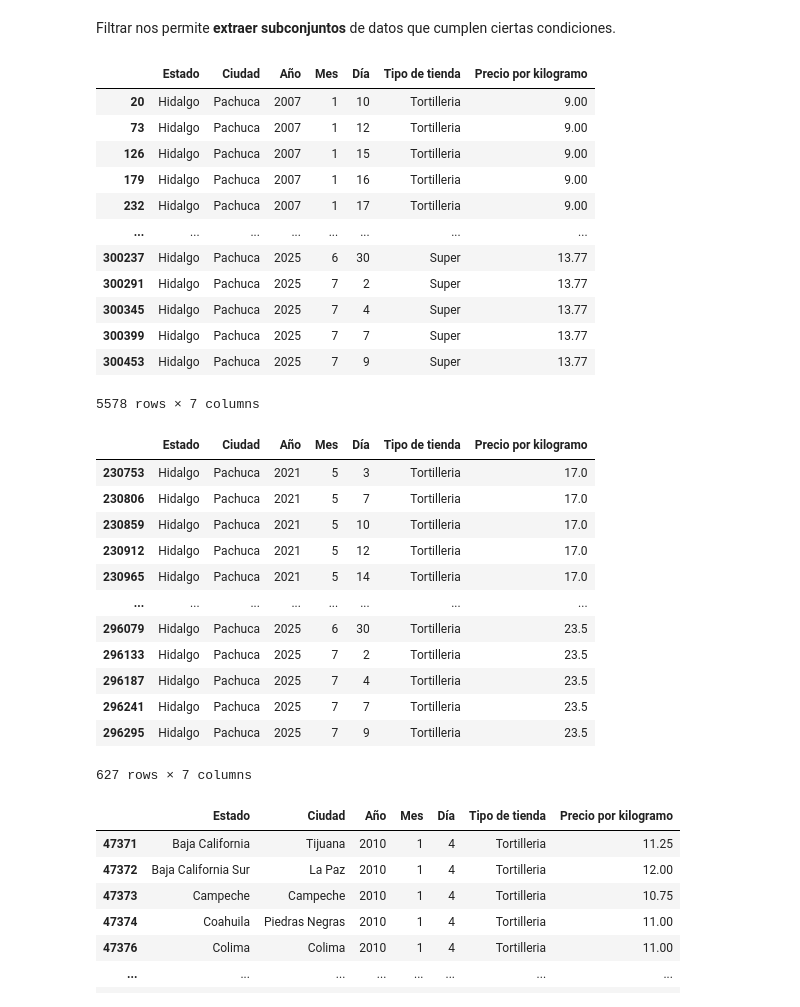
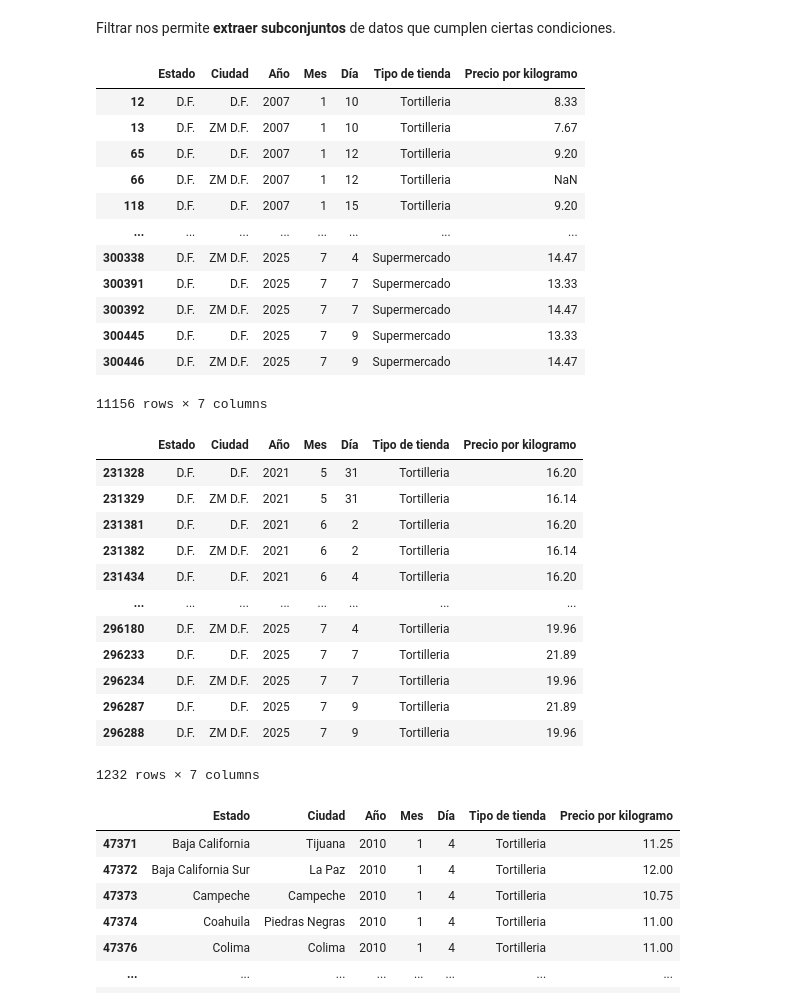
Before and after one commit to jarsmp37/progavan, a Jupyter notebook: Ejercicios OOP/ejerciciodata/comandos_basicos_ciencia_datos.ipynb, the cells around one changed output. Drawn from its saved outputs; the diff is of its cells as text; code cells hidden in the pictures.

```diff
--- a/Ejercicios OOP/ejerciciodata/comandos_basicos_ciencia_datos.ipynb
+++ b/Ejercicios OOP/ejerciciodata/comandos_basicos_ciencia_datos.ipynb
@@ -255,38 +276,38 @@ Name: proportion, dtype: float64
 Filtrar nos permite **extraer subconjuntos** de datos que cumplen ciertas condiciones.
 # %%
 # Filtrar: solo registros de la Ciudad de México (D.F.)
-df_pachuca = df[df['Estado'] == 'Hidalgo']
-df_pachuca
+df_CDMX = df[df['Estado'] == 'D.F.']
+df_CDMX
 # %% [output]
 |  | Estado | Ciudad | Año | Mes | Día | Tipo de tienda | Precio por kilogramo |
-| 20 | Hidalgo | Pachuca | 2007 | 1 | 10 | Tortilleria | 9.00 |
-| 73 | Hidalgo | Pachuca | 2007 | 1 | 12 | Tortilleria | 9.00 |
-| 126 | Hidalgo | Pachuca | 2007 | 1 | 15 | Tortilleria | 9.00 |
-| 179 | Hidalgo | Pachuca | 2007 | 1 | 16 | Tortilleria | 9.00 |
-| 232 | Hidalgo | Pachuca | 2007 | 1 | 17 | Tortilleria | 9.00 |
+| 12 | D.F. | D.F. | 2007 | 1 | 10 | Tortilleria | 8.33 |
+| 13 | D.F. | ZM D.F. | 2007 | 1 | 10 | Tortilleria | 7.67 |
+| 65 | D.F. | D.F. | 2007 | 1 | 12 | Tortilleria | 9.20 |
+| 66 | D.F. | ZM D.F. | 2007 | 1 | 12 | Tortilleria | NaN |
+| 118 | D.F. | D.F. | 2007 | 1 | 15 | Tortilleria | 9.20 |
 | ... | ... | ... | ... | ... | ... | ... | ... |
-| 300237 | Hidalgo | Pachuca | 2025 | 6 | 30 | Super | 13.77 |
-| 300291 | Hidalgo | Pachuca | 2025 | 7 | 2 | Super | 13.77 |
-| 300345 | Hidalgo | Pachuca | 2025 | 7 | 4 | Super | 13.77 |
-| 300399 | Hidalgo | Pachuca | 2025 | 7 | 7 | Super | 13.77 |
-| 300453 | Hidalgo | Pachuca | 2025 | 7 | 9 | Super | 13.77 |
+| 300338 | D.F. | ZM D.F. | 2025 | 7 | 4 | Supermercado | 14.47 |
+| 300391 | D.F. | D.F. | 2025 | 7 | 7 | Supermercado | 13.33 |
+| 300392 | D.F. | ZM D.F. | 2025 | 7 | 7 | Supermercado | 14.47 |
+| 300445 | D.F. | D.F. | 2025 | 7 | 9 | Supermercado | 13.33 |
+| 300446 | D.F. | ZM D.F. | 2025 | 7 | 9 | Supermercado | 14.47 |
-5578 rows × 7 columns
+11156 rows × 7 columns
 # %%
-df_pachuca[df_pachuca["Precio por kilogramo"]>=16]
+df_CDMX[df_CDMX["Precio por kilogramo"]>=16]
 # %% [output]
 |  | Estado | Ciudad | Año | Mes | Día | Tipo de tienda | Precio por kilogramo |
-| 230753 | Hidalgo | Pachuca | 2021 | 5 | 3 | Tortilleria | 17.0 |
-| 230806 | Hidalgo | Pachuca | 2021 | 5 | 7 | Tortilleria | 17.0 |
-| 230859 | Hidalgo | Pachuca | 2021 | 5 | 10 | Tortilleria | 17.0 |
-| 230912 | Hidalgo | Pachuca | 2021 | 5 | 12 | Tortilleria | 17.0 |
-| 230965 | Hidalgo | Pachuca | 2021 | 5 | 14 | Tortilleria | 17.0 |
+| 231328 | D.F. | D.F. | 2021 | 5 | 31 | Tortilleria | 16.20 |
+| 231329 | D.F. | ZM D.F. | 2021 | 5 | 31 | Tortilleria | 16.14 |
+| 231381 | D.F. | D.F. | 2021 | 6 | 2 | Tortilleria | 16.20 |
+| 231382 | D.F. | ZM D.F. | 2021 | 6 | 2 | Tortilleria | 16.14 |
+| 231434 | D.F. | D.F. | 2021 | 6 | 4 | Tortilleria | 16.20 |
 | ... | ... | ... | ... | ... | ... | ... | ... |
-| 296079 | Hidalgo | Pachuca | 2025 | 6 | 30 | Tortilleria | 23.5 |
-| 296133 | Hidalgo | Pachuca | 2025 | 7 | 2 | Tortilleria | 23.5 |
-| 296187 | Hidalgo | Pachuca | 2025 | 7 | 4 | Tortilleria | 23.5 |
-| 296241 | Hidalgo | Pachuca | 2025 | 7 | 7 | Tortilleria | 23.5 |
-| 296295 | Hidalgo | Pachuca | 2025 | 7 | 9 | Tortilleria | 23.5 |
+| 296180 | D.F. | ZM D.F. | 2025 | 7 | 4 | Tortilleria | 19.96 |
+| 296233 | D.F. | D.F. | 2025 | 7 | 7 | Tortilleria | 21.89 |
+| 296234 | D.F. | ZM D.F. | 2025 | 7 | 7 | Tortilleria | 19.96 |
+| 296287 | D.F. | D.F. | 2025 | 7 | 9 | Tortilleria | 21.89 |
+| 296288 | D.F. | ZM D.F. | 2025 | 7 | 9 | Tortilleria | 19.96 |
-627 rows × 7 columns
+1232 rows × 7 columns
 # %%
 # Múltiples condiciones con & (AND) y | (OR)
 # Precios entre 10 y 12 pesos en el año 2010
```
Also changed, not shown: parts of 7 cells of this notebook, 10 other files.
